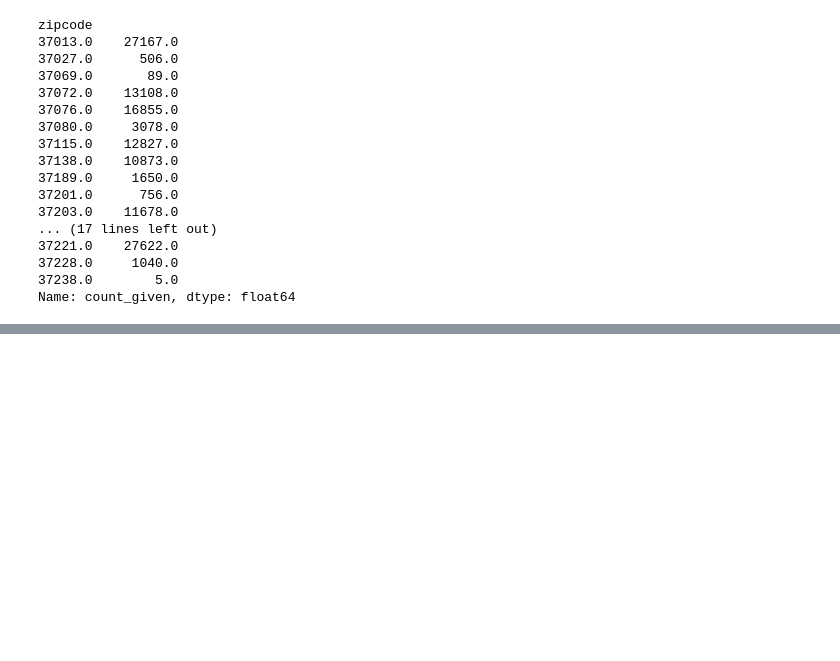
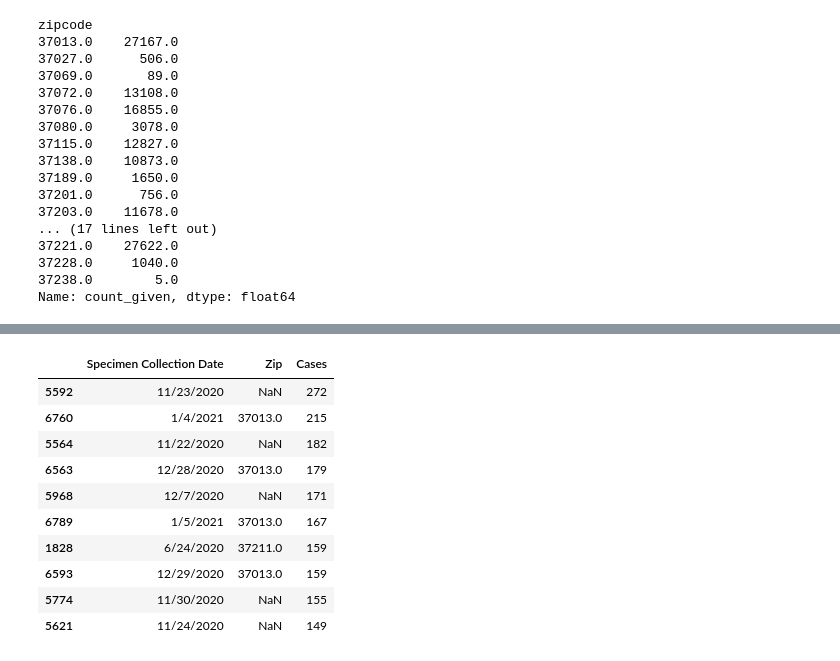
Before and after one commit to ryanhilber93/nash-covid-cases-vaccines-hot_chickens, a Jupyter notebook: data/COVID.ipynb, the cells around one changed output, grey strips where cells are left out. Saved outputs shown, nothing was run; the diff lists cells and outputs as text; code cells hidden in the pictures; blank space fills up the shorter version.

```diff
--- a/data/COVID.ipynb
+++ b/data/COVID.ipynb
@@ -136,0 +159,14 @@ NameError: name 'stack_hist' is not defined
+# %%
+zip_df.nlargest(10, ['Cases'])
+# %% [output]
+|  | Specimen Collection Date | Zip | Cases |
+| 5592 | 11/23/2020 | NaN | 272 |
+| 6760 | 1/4/2021 | 37013.0 | 215 |
+| 5564 | 11/22/2020 | NaN | 182 |
+| 6563 | 12/28/2020 | 37013.0 | 179 |
+| 5968 | 12/7/2020 | NaN | 171 |
+| 6789 | 1/5/2021 | 37013.0 | 167 |
+| 1828 | 6/24/2020 | 37211.0 | 159 |
+| 6593 | 12/29/2020 | 37013.0 | 159 |
+| 5774 | 11/30/2020 | NaN | 155 |
+| 5621 | 11/24/2020 | NaN | 149 |
```
Also changed, not shown: parts of 20 cells of this notebook, 1 other file.
